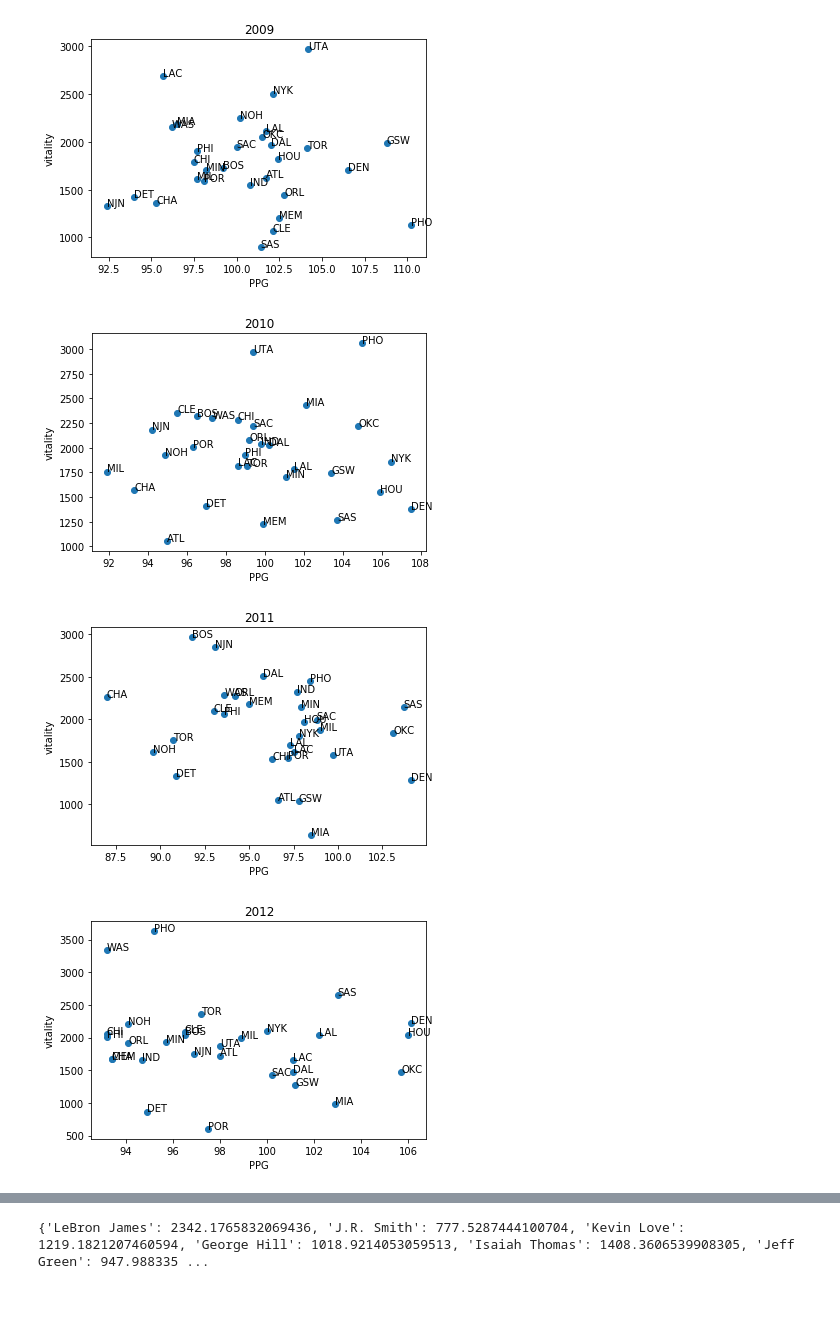
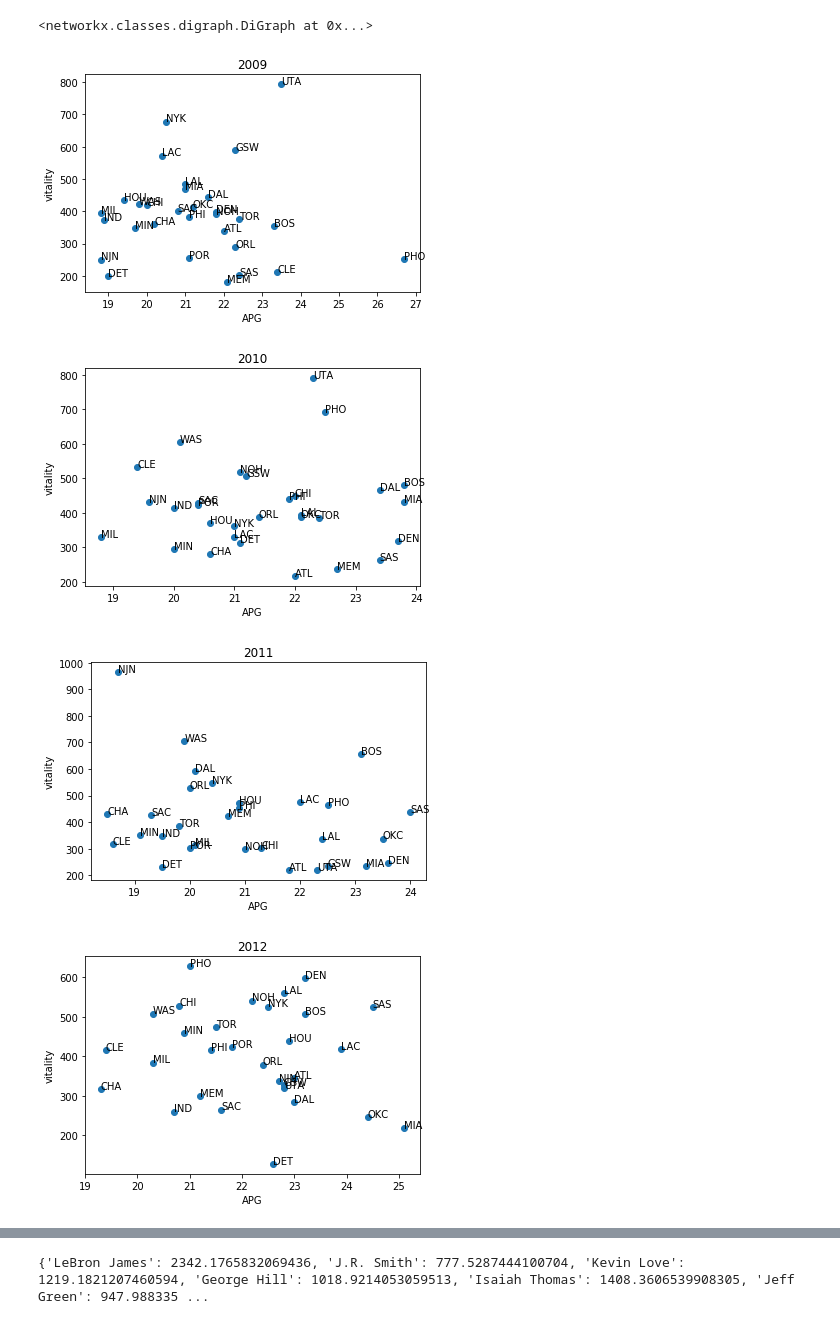
Before and after one commit to rohannramesh/Basketball_predictions, a Jupyter notebook: Team_by_team_analysis.ipynb, the cells around one changed output, grey strips where cells are left out. Cells and saved outputs as stored; diff of their text form; code cells hidden in the pictures.

```diff
--- a/Team_by_team_analysis.ipynb
+++ b/Team_by_team_analysis.ipynb
@@ -61,8 +61,8 @@ def build_graphs_each_team(df_all_stats,curr_year,curr_team):
     # build the ratio for edges = (100 * AST for a person / AST total) * (100 * PTS for a person / PTS total)
     for i in range(0,np.shape(curr_team_ast_pts)[0]):
         for j in range(0,np.shape(curr_team_ast_pts)[0]):
-            all_pairwise_edges[i,j] = (100 * curr_team_ast_pts[i][0]/summed_ast_pts[0]) * (100 * curr_team_ast_pts[j][1]/summed_ast_pts[1])
-#             all_pairwise_edges[i,j] = (curr_team_ast_pts[i][0]) * (curr_team_ast_pts[j][1])
+#             all_pairwise_edges[i,j] = (100 * curr_team_ast_pts[i][0]/summed_ast_pts[0]) * (100 * curr_team_ast_pts[j][1]/summed_ast_pts[1])
+            all_pairwise_edges[i,j] = (curr_team_ast_pts[i][0]) * (curr_team_ast_pts[j][1])
 
 
     # for the nodes lets use player names
@@ -99,10 +99,10 @@ def build_graphs_each_team(df_all_stats,curr_year,curr_team):
 #                 G.add_edge(pnames[i],pnames[j], weight= all_pairwise_edges[i,j])
 #                 G.add_edge(pnames[j],pnames[i], weight= all_pairwise_edges[j,i])
         for j in range(i+1,np.shape(curr_team_ast_pts)[0]):
-            if (all_pairwise_edges[i,j] > all_pairwise_edges[j,i]):
+            if (all_pairwise_edges[i,j] > all_pairwise_edges[j,i]) & (all_pairwise_edges[i,j] > 5):
                 G.add_edge(pnames[i],pnames[j], weight= all_pairwise_edges[i,j])
                 outward_vs_inward_direction.append('k')
-            elif (all_pairwise_edges[j,i] > all_pairwise_edges[i,j]):
+            elif (all_pairwise_edges[j,i] > all_pairwise_edges[i,j]) & (all_pairwise_edges[j,i] > 5):
                 G.add_edge(pnames[j],pnames[i], weight= all_pairwise_edges[j,i])
                 outward_vs_inward_direction.append('k')
     return G
@@ -241,5 +264,5 @@ for curr_year in years_to_use[1:]:
     df_teams[str(curr_year)]['wclust_idx'] = weighted_clustering_idx[str(curr_year)]
 # %%
 for curr_year in years_to_use[1:]:
-    plot_team_scatter(df_teams[str(curr_year)],'PPG','wclust_idx',str(curr_year))
+    plot_team_scatter(df_teams[str(curr_year)],'3FG%','wclust_idx',str(curr_year))
 # %% [output]
@@ -287,11 +310,15 @@ for curr_year in years_to_use[1:]:
     df_teams[str(curr_year)]['eigcent'] = eigcent_idx[str(curr_year)]
     df_teams[str(curr_year)]['katzcent'] = katzcent_idx[str(curr_year)]
     df_teams[str(curr_year)]['flow_closeness'] = flow_closeness[str(curr_year)]
+# %%
+all_team_graphs['2011']['MIA']
+# %% [output]
+<networkx.classes.digraph.DiGraph at 0x...>
 # %%
 for curr_year in years_to_use[1:]:
-    plot_team_scatter(df_teams[str(curr_year)],'PPG','vitality',str(curr_year))
+    plot_team_scatter(df_teams[str(curr_year)],'APG','vitality',str(curr_year))
 # %% [output]
-[figure, old version]
+[figure, new version]
-[figure, old version]
+[figure, new version]
-[figure, old version]
+[figure, new version]
-[figure, old version]
+[figure, new version]
```
Also changed, not shown: parts of 17 cells of this notebook.
